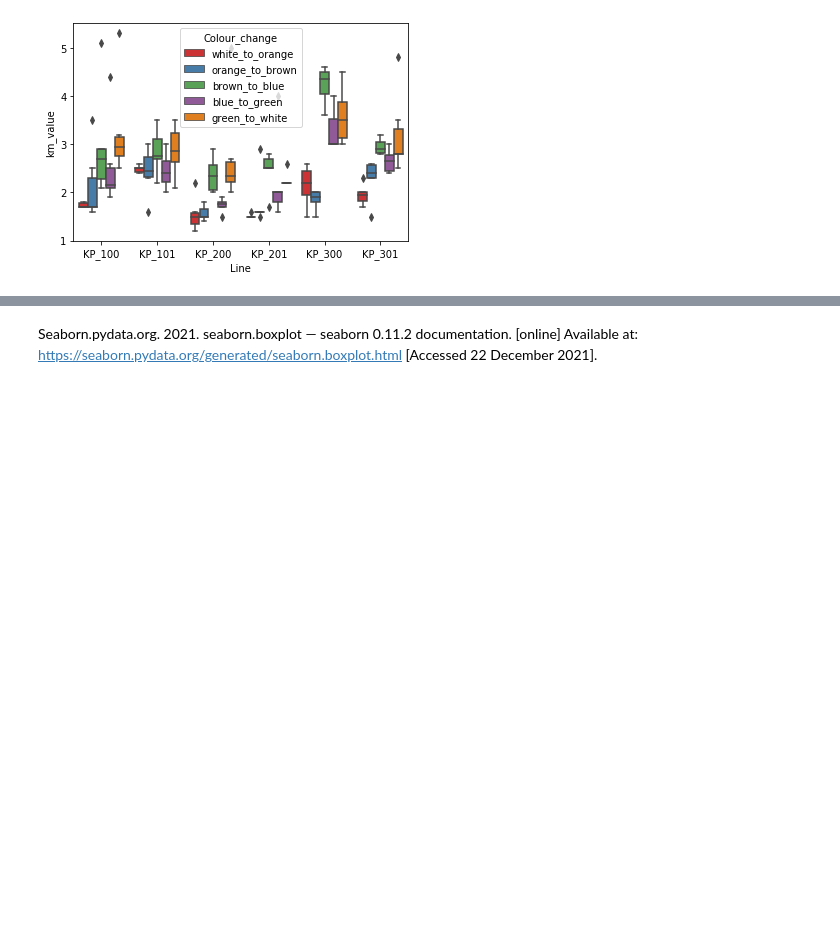
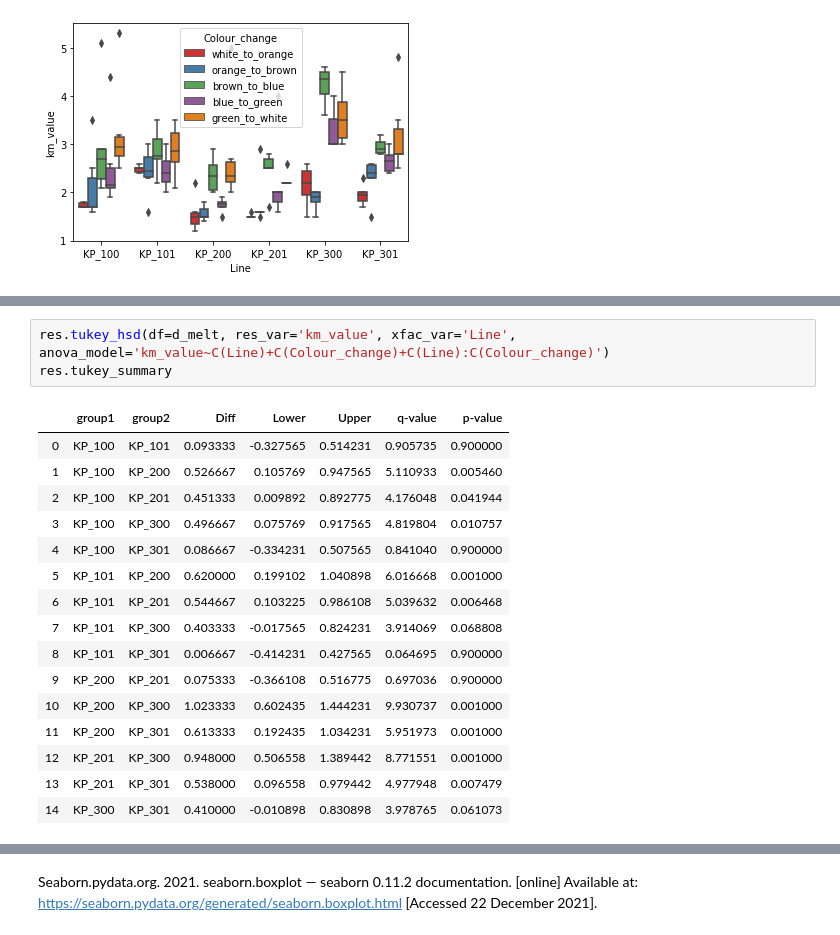
Before and after one commit to rastislp/Machine_learning, a Jupyter notebook: scipy-stats.ipynb, the cells around one changed output, grey strips where cells are left out. Saved outputs shown, nothing was run; the diff lists cells and outputs as text; blank space fills up the shorter version.

```diff
--- a/scipy-stats.ipynb
+++ b/scipy-stats.ipynb
@@ -149,0 +208,20 @@ sns.boxplot(x="Line", y="km_value", hue="Colour_change", data=d_melt, palette="S
+# %%
+res.tukey_hsd(df=d_melt, res_var='km_value', xfac_var='Line', anova_model='km_value~C(Line)+C(Colour_change)+C(Line):C(Colour_change)')
+res.tukey_summary
+# %% [output]
+|  | group1 | group2 | Diff | Lower | Upper | q-value | p-value |
+| 0 | KP_100 | KP_101 | 0.093333 | -0.327565 | 0.514231 | 0.905735 | 0.900000 |
+| 1 | KP_100 | KP_200 | 0.526667 | 0.105769 | 0.947565 | 5.110933 | 0.005460 |
+| 2 | KP_100 | KP_201 | 0.451333 | 0.009892 | 0.892775 | 4.176048 | 0.041944 |
+| 3 | KP_100 | KP_300 | 0.496667 | 0.075769 | 0.917565 | 4.819804 | 0.010757 |
+| 4 | KP_100 | KP_301 | 0.086667 | -0.334231 | 0.507565 | 0.841040 | 0.900000 |
+| 5 | KP_101 | KP_200 | 0.620000 | 0.199102 | 1.040898 | 6.016668 | 0.001000 |
+| 6 | KP_101 | KP_201 | 0.544667 | 0.103225 | 0.986108 | 5.039632 | 0.006468 |
+| 7 | KP_101 | KP_300 | 0.403333 | -0.017565 | 0.824231 | 3.914069 | 0.068808 |
+| 8 | KP_101 | KP_301 | 0.006667 | -0.414231 | 0.427565 | 0.064695 | 0.900000 |
+| 9 | KP_200 | KP_201 | 0.075333 | -0.366108 | 0.516775 | 0.697036 | 0.900000 |
+| 10 | KP_200 | KP_300 | 1.023333 | 0.602435 | 1.444231 | 9.930737 | 0.001000 |
+| 11 | KP_200 | KP_301 | 0.613333 | 0.192435 | 1.034231 | 5.951973 | 0.001000 |
+| 12 | KP_201 | KP_300 | 0.948000 | 0.506558 | 1.389442 | 8.771551 | 0.001000 |
+| 13 | KP_201 | KP_301 | 0.538000 | 0.096558 | 0.979442 | 4.977948 | 0.007479 |
+| 14 | KP_300 | KP_301 | 0.410000 | -0.010898 | 0.830898 | 3.978765 | 0.061073 |
```
Also changed, not shown: parts of 30 cells of this notebook.
